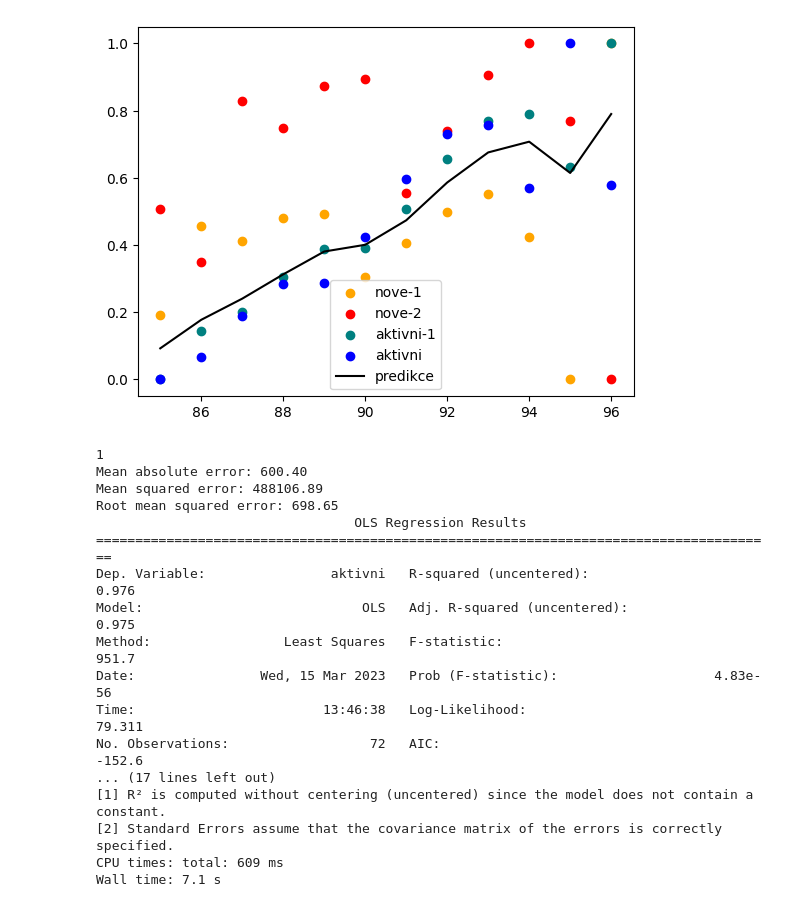
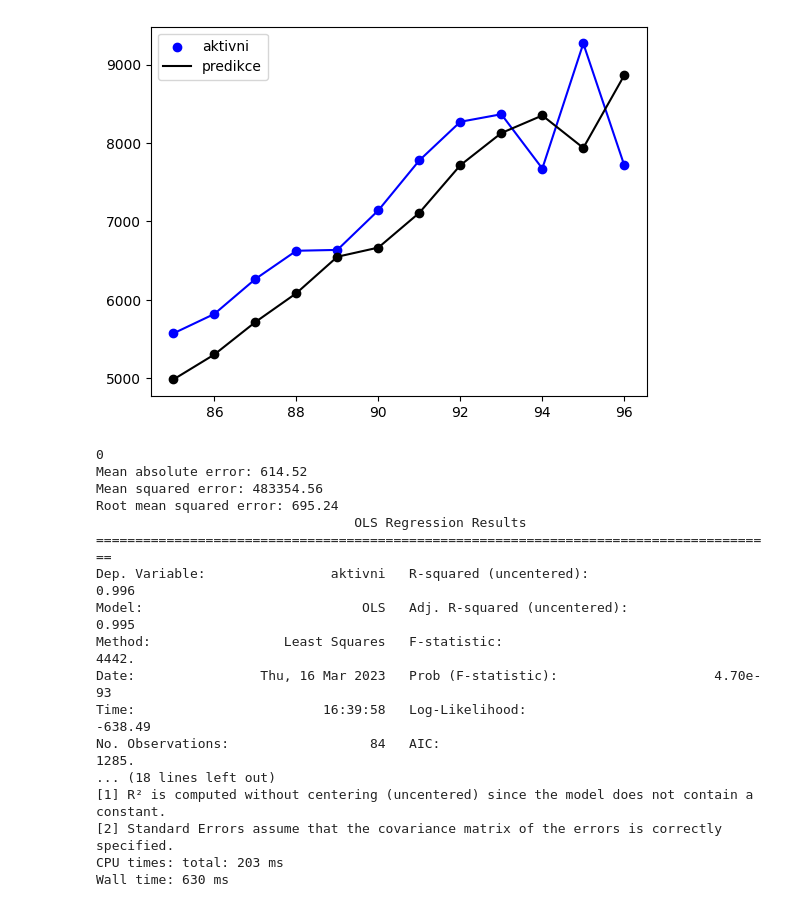
Before and after one commit to HonzaHalik/sws, a Jupyter notebook: code/predictive modeling/funkcni/OLS regression.ipynb, the cells around one changed output. Drawn from its saved outputs; the diff is of its cells as text; code cells hidden in the pictures.

```diff
--- a/code/predictive modeling/funkcni/OLS regression.ipynb
+++ b/code/predictive modeling/funkcni/OLS regression.ipynb
@@ -18,9 +18,9 @@ out = True
 graf = True
 
 
-df = pd.read_excel(fr"C:\Users\halik\OneDrive\development\github\sws\code\predictive modeling\funkcni\funcni data set.xlsx")
+df = pd.read_excel(fr"C:\Users\halik\OneDrive\development\github\sws\code\predictive modeling\funkcni\funcni data set - Copy.xlsx")
 df = df.drop(df.index[:13])
-df = df.drop(df.index[-12:])
+df = df.drop(df.index[-1:])
 
 graf = True
 test = True
@@ -37,16 +37,8 @@ df_test = df.drop(df.index[:-12])
 df_test = df.drop(df.index[:-12])
 df_test_graf = df_test
 
-
-repo = ['repo', 'repo-1', 'repo-2', 'repo-3', 'repo-4', 'repo-5', 'repo-6', 'repo-7']
-aktivni = ['aktivni-1', 'aktivni-2', 'aktivni-3', 'aktivni-4', 'aktivni-5', 'aktivni-6', 'aktivni-7']
-nove = ['nove-1', 'nove-2', "nove-3", 'nove-4', 'nove-5', 'nove-6', 'nove-7']
-cena = ['cena-1','cena-2','cena-3','cena-4','cena-5','cena-6','cena-7']
-#//zobrazeni = ['zobrazeni-1','zobrazeni-2','zobrazeni-3','zobrazeni-4','zobrazeni-5','zobrazeni-6','zobrazeni-7']
-doba = ['doba-1','doba-2','doba-3','doba-4','doba-5','doba-6','doba-7']
-
 #* definovat data
-X = df[["aktivni-1", "nove-1", "nove-2"]]
+X = df[["aktivni-1", "nove-1", "nove-2","zbytek-1"]]
 y = df[['aktivni']]
 
 #* training dataframe bez randomizace
@@ -56,73 +48,54 @@ y_train = y.drop(y.index[-12:])
 X_test = X.drop(X.index[:-12])
 y_test = y.drop(y.index[:-12])
 #*fit OLS regresi na train datech
 model = sm.OLS(y_train,X_train).fit()
 if test:
     # Predict on the test set
     y_pred = model.predict(X_test)
     y_pred_list.append(y_pred)
     # Evaluate the model
     mae = mean_absolute_error(y_test, y_pred)
     mse = mean_squared_error(y_test, y_pred)
     rmse = np.sqrt(mse)
     rmse_list.append(rmse)
 
 #*dotrenovat model na vsech datech
 model = sm.OLS(y,X).fit()
-#*pridat modely do listu pro ulozeni
-models.append(model)
 if graf:
     #>>graf
-    #*normalizovat data pro graf
-    df=(df-df.min())/(df.max()-df.min())
-    df_test_graf=(df_test_graf-df_test_graf.min())/(df_test_graf.max()-df_test_graf.min())
-    #* definovat data
-    X = df[["aktivni-1", "nove-1", "nove-2"]]
-    y = df[['aktivni']]
-    #* training dataframe bez randomizace
-    X_train = X.drop(X.index[-12:])
-    y_train = y.drop(y.index[-12:])
-    #* testing dataframe bez randomizace
-    X_test = X.drop(X.index[:-12])
-    y_test = y.drop(y.index[:-12])
-    #*fit OLS regresi na train datech
-    model = sm.OLS(y_train,X_train).fit()
-    y_pred = model.predict(X_test)
-    #* trenovaci data
-    plt.scatter(df_test_graf.index,df_test_graf['nove-1'],label="nove-1",color="orange")
-    plt.scatter(df_test_graf.index,df_test_graf['nove-2'],label="nove-2",color="red")
-    plt.scatter(df_test_graf.index,df_test_graf['aktivni-1'],label="aktivni-1",color="teal")
     #* realita
-    plt.scatter(df_test_graf.index,df_test_graf['aktivni'],label="aktivni",color="blue")
+    plt.scatter(df_test_graf.index,df_test['aktivni'],label="aktivni",color="blue")
+    plt.plot(df_test_graf.index,df_test['aktivni'],color="blue")
     #* predikce
     plt.plot(df_test_graf.index, y_pred.values, label='predikce', color="black")
+    plt.scatter(df_test_graf.index, y_pred.values, color="black")
     plt.legend()
     plt.show()
 if out:
     print(len(models))
     print(f"Mean absolute error: {mae:.2f}")
     print(f"Mean squared error: {mse:.2f}")
     print(f"Root mean squared error: {rmse:.2f}")
     print(model.summary())
 # %% [output]
-[figure, old version]
+[figure, new version]
-1
-Mean absolute error: 600.40
-Mean squared error: 488106.89
-Root mean squared error: 698.65
+0
+Mean absolute error: 614.52
+Mean squared error: 483354.56
+Root mean squared error: 695.24
                                  OLS Regression Results
 =======================================================================================
-Dep. Variable:                aktivni   R-squared (uncentered):                   0.976
-Model:                            OLS   Adj. R-squared (uncentered):              0.975
-Method:                 Least Squares   F-statistic:                              951.7
-Date:                Wed, 15 Mar 2023   Prob (F-statistic):                    4.83e-56
-Time:                        13:46:38   Log-Likelihood:                          79.311
-No. Observations:                  72   AIC:                                     -152.6
-... (17 lines left out)
+Dep. Variable:                aktivni   R-squared (uncentered):                   0.996
+Model:                            OLS   Adj. R-squared (uncentered):              0.995
+Method:                 Least Squares   F-statistic:                              4442.
+Date:                Thu, 16 Mar 2023   Prob (F-statistic):                    4.70e-93
+Time:                        16:39:58   Log-Likelihood:                         -638.49
+No. Observations:                  84   AIC:                                      1285.
+... (18 lines left out)
 [1] R² is computed without centering (uncentered) since the model does not contain a constant.
 [2] Standard Errors assume that the covariance matrix of the errors is correctly specified.
-CPU times: total: 609 ms
-Wall time: 7.1 s
+CPU times: total: 203 ms
+Wall time: 630 ms
 # %%
 import pickle
 import pandas as pd
```
Also changed, not shown: parts of 1 cell of this notebook, 2 other files.
